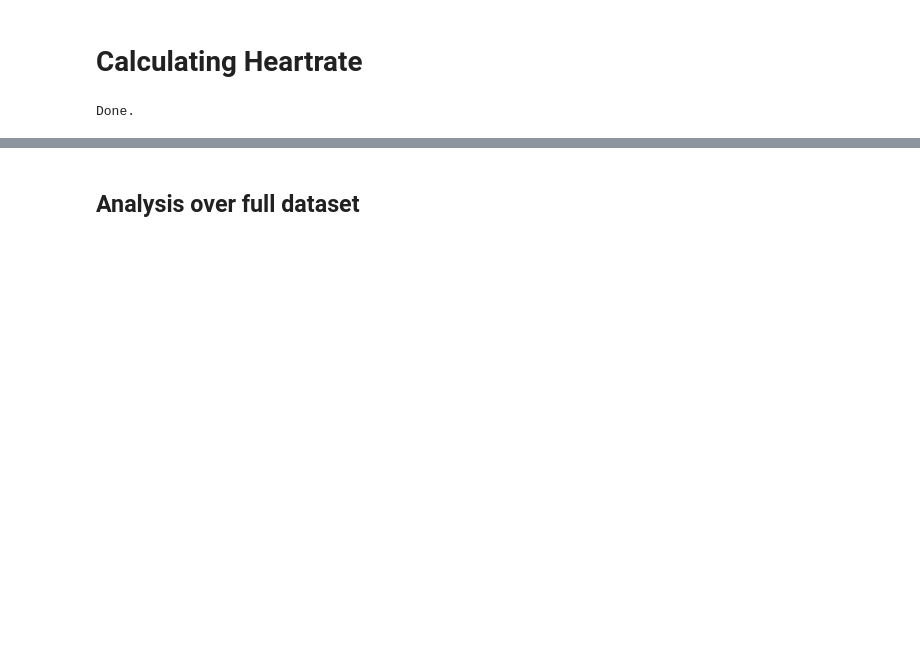
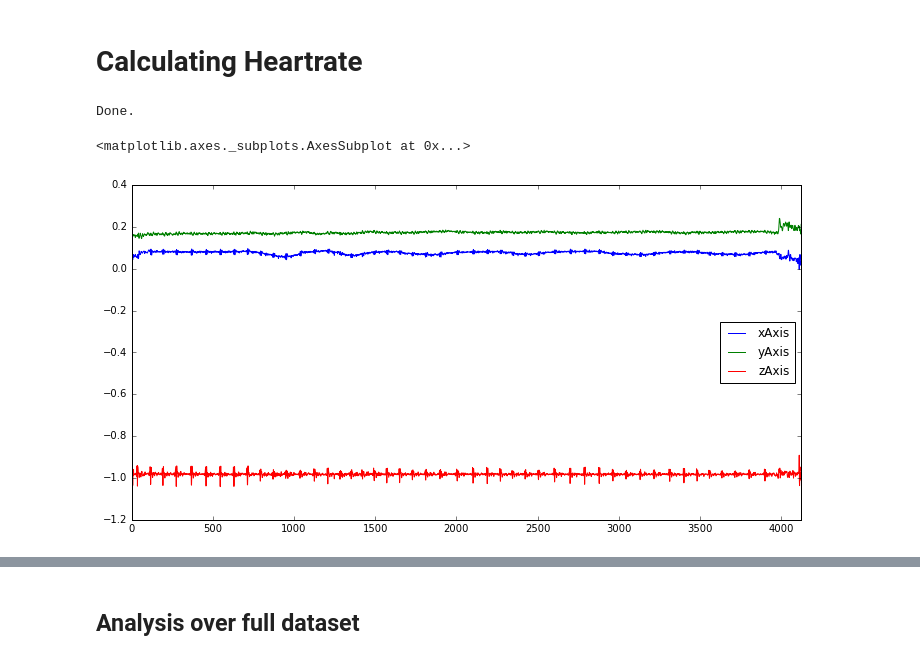
Before and after one commit to TomGarske/Simple-Flask-Server, a Jupyter notebook: sqlite-database/development.ipynb, the cells around one changed output, grey strips where cells are left out. Drawn from its saved outputs; the diff is of its cells as text; code cells hidden in the pictures; blank space fills up the shorter version.

```diff
--- a/sqlite-database/development.ipynb
+++ b/sqlite-database/development.ipynb
@@ -158,9 +156,12 @@ def displayBR(v):
 # %%
 ### load data
 results = %sql select * from MotionData_devHR
 df = results.DataFrame()
 ### set time window
 dt = df["timeStep"].mean()/1000.0
+df[["xAxis","yAxis","zAxis"]].plot()
 # %% [output]
 Done.
+<matplotlib.axes._subplots.AxesSubplot at 0x...>
+[figure, added]
 # %%
```
Also changed, not shown: parts of 4 cells of this notebook, 1 other file.
